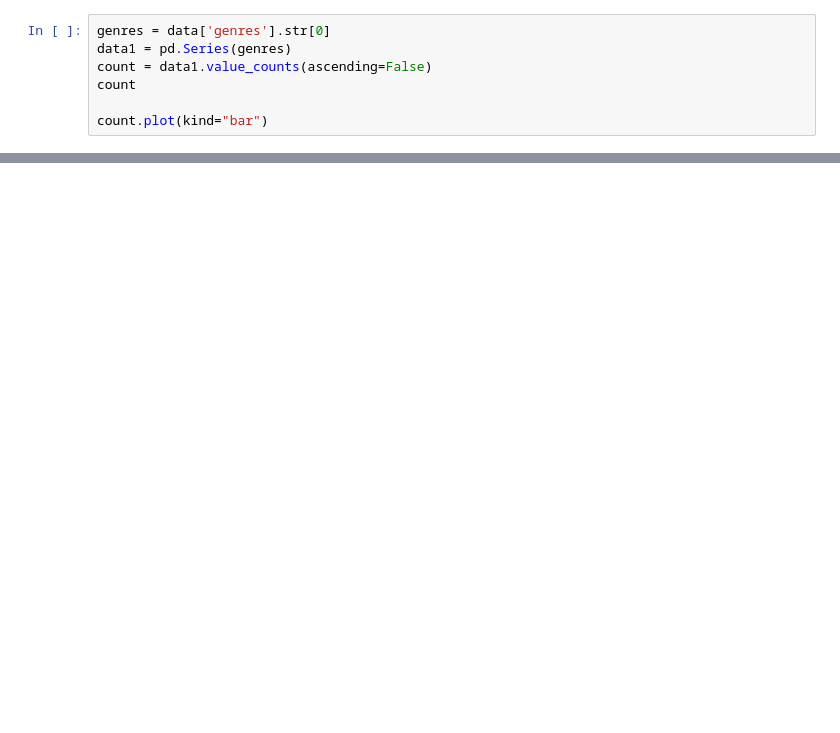
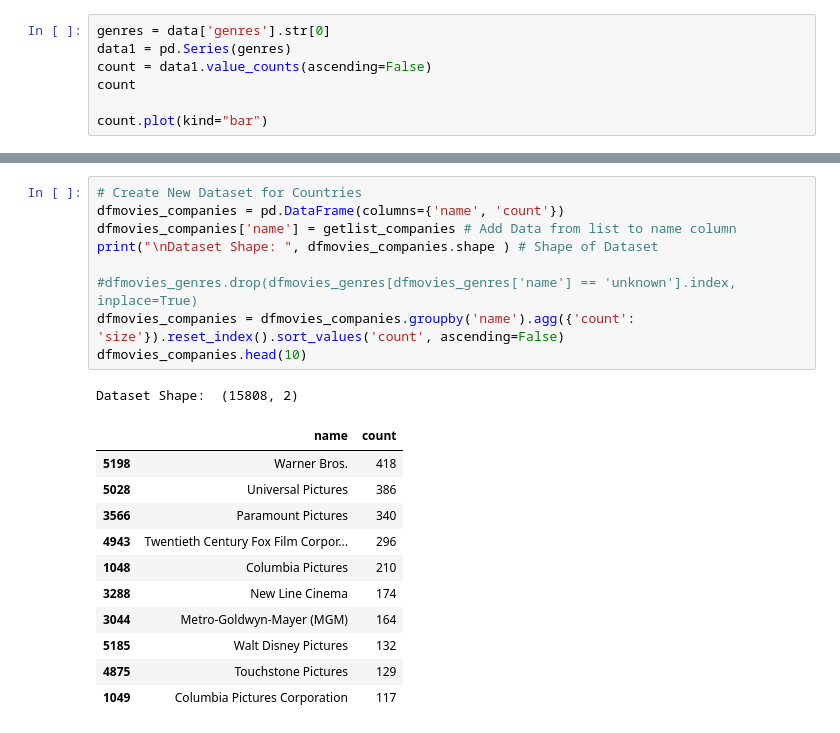
Before and after one commit to MieThorberg/MovieMatch, a Jupyter notebook: MovieRevenueVSBudget.ipynb, the cells around one changed output, grey strips where cells are left out. Cells and saved outputs as stored; diff of their text form; blank space fills up the shorter version.

```diff
--- a/MovieRevenueVSBudget.ipynb
+++ b/MovieRevenueVSBudget.ipynb
@@ -138,0 +172,22 @@ count.plot(kind="bar")
+# %%
+# Create New Dataset for Countries
+dfmovies_companies = pd.DataFrame(columns={'name', 'count'})
+dfmovies_companies['name'] = getlist_companies # Add Data from list to name column
+print("\nDataset Shape: ", dfmovies_companies.shape ) # Shape of Dataset
+
+#dfmovies_genres.drop(dfmovies_genres[dfmovies_genres['name'] == 'unknown'].index, inplace=True)
+dfmovies_companies = dfmovies_companies.groupby('name').agg({'count': 'size'}).reset_index().sort_values('count', ascending=False)
+dfmovies_companies.head(10)
+# %% [output]
+Dataset Shape:  (15808, 2)
+|  | name | count |
+| 5198 | Warner Bros. | 418 |
+| 5028 | Universal Pictures | 386 |
+| 3566 | Paramount Pictures | 340 |
+| 4943 | Twentieth Century Fox Film Corpor... | 296 |
+| 1048 | Columbia Pictures | 210 |
+| 3288 | New Line Cinema | 174 |
+| 3044 | Metro-Goldwyn-Mayer (MGM) | 164 |
+| 5185 | Walt Disney Pictures | 132 |
+| 4875 | Touchstone Pictures | 129 |
+| 1049 | Columbia Pictures Corporation | 117 |
```
Also changed, not shown: parts of 13 cells of this notebook.
